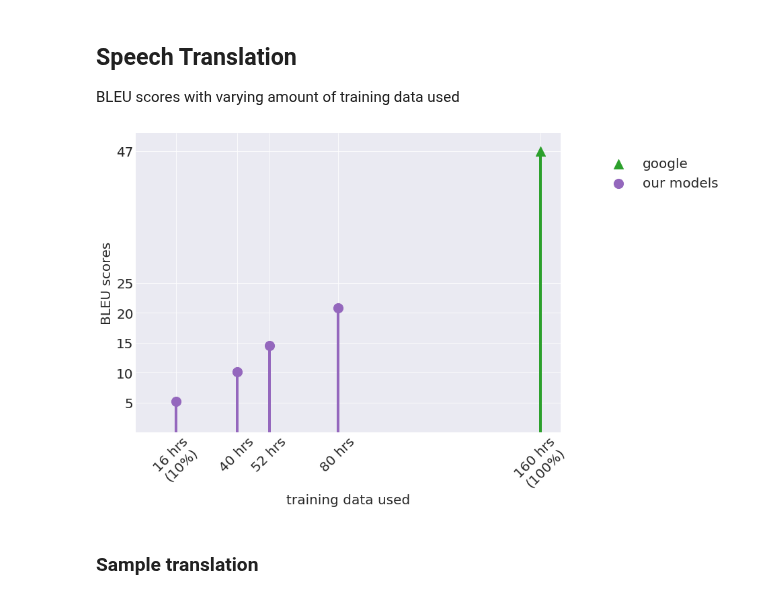
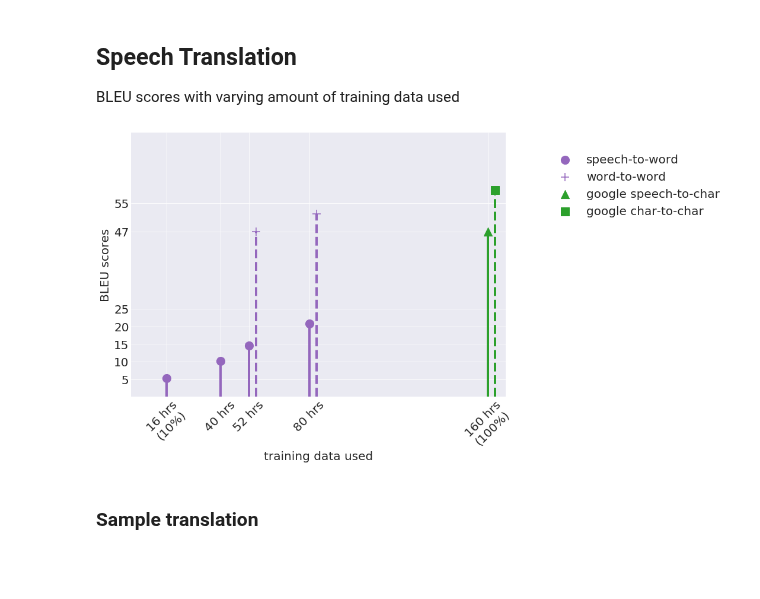
Before and after one commit to 0xSameer/speech2text, a Jupyter notebook: results.ipynb, the cells around one changed output. Saved outputs shown, nothing was run; the diff lists cells and outputs as text; code cells hidden in the pictures; blank space fills up the shorter version.

```diff
--- a/results.ipynb
+++ b/results.ipynb
@@ -41,50 +41,68 @@ sns.set_style("darkgrid")
 bar_y = np.array([5.26, 10.22, 14.5, 20.82])
 bar_x = np.array([10, 25, 33, 50])
 x_scale = np.array([10, 25, 33, 50, 100])
+
+word2word_x = [35, 52]
+word2word_y = [47, 52]
+
+google_char2char_x = [102]
+google_char2char_y = [58.7]
+
 # x_labels = ["{0:d} hrs\n({1:d}%)".format(int(160 * (i/100)), i) for i in x_scale]
 # x_labels = ["{0:d} hrs".format(int(160 * (i/100))) for i in x_scale]
 x_labels = ['16 hrs\n(10%)', '40 hrs', '52 hrs', '80 hrs', '160 hrs\n(100%)']
 
 bar_colors = [tableau20[0]]*6
 
-ax.scatter(x=[100], y=[47], s=200, marker='^' , label="google", c=tableau20[4])
-# ax.scatter(x=[100], y=[27], s=200, marker='+' , label="previous best", c=tableau20[0])
+ax.scatter(x=bar_x, y=bar_y, s=200, marker='o' , label="speech-to-word", c=tableau20[8])
 
-ax.scatter(x=bar_x, y=bar_y, s=200, marker='o' , label="our models", c=tableau20[8])
+# word-to-word level
+ax.scatter(x=word2word_x, y=word2word_y, s=200, marker='+' , label="word-to-word", c=tableau20[8])
+
+# google
+ax.scatter(x=[100], y=[47], s=200, marker='^' , label="google speech-to-char", c=tableau20[4])
+ax.scatter(x=google_char2char_x, y=google_char2char_y, s=200, marker='s' , label="google char-to-char", c=tableau20[4])
 
 # -------------------------------------------------------------
 # # old code
 # ax = sns.regplot(x=bar_x, y=bar_y, ax=ax,
 #                  scatter_kws={"alpha":1.0, 's':200},
 #                  line_kws={"linestyle":"--"},
 #                  color=tableau20[8], fit_reg=False,
 #                 label="our models")
 # -------------------------------------------------------------
 
 markerline, stemlines, baseline = ax.stem(bar_x, bar_y, linefmt='-', markerfmt=' ', basefmt=' ')
 plt.setp(stemlines, 'color', tableau20[8], 'linewidth', 4)
 
+markerline, stemlines, baseline = ax.stem(word2word_x, word2word_y, linefmt='--', markerfmt=' ', basefmt=' ')
+plt.setp(stemlines, 'color', tableau20[8], 'linewidth', 4)
+
 markerline, stemlines, baseline = ax.stem([100], [47], linefmt='-', markerfmt=' ', basefmt=' ')
 plt.setp(stemlines, 'color', tableau20[4], 'linewidth', 4)
 
+markerline, stemlines, baseline = ax.stem(google_char2char_x, google_char2char_y, linefmt='--', markerfmt=' ', basefmt=' ')
+plt.setp(stemlines, 'color', tableau20[4], 'linewidth', 4)
+
+
 plt.xticks(x_scale, x_labels, rotation=45, fontsize=16)
-plt.yticks(list(range(5,30,5))+[47], rotation=0, fontsize=20)
+plt.yticks(list(range(5,30,5))+[47, 55], rotation=0, fontsize=20)
 ax.set_xlabel('training data used', size=20)
 ax.set_ylabel('BLEU scores', size=20)
 for i in ax.get_xticklabels()+ax.get_yticklabels():
     i.set_fontsize(20)
 
-plt.legend(bbox_to_anchor=(1.4, 0.96), framealpha=0, fontsize=20)
-plt.ylim(0,50)
+plt.legend(bbox_to_anchor=(1.6, 0.96), framealpha=0, fontsize=20)
+plt.ylim(0,75)
 plt.xlim(0,105)
 
 sns.despine(left=True, bottom=True)
 
 fig.tight_layout()
 
 fig.savefig(filename="bleu_scores.pdf", dpi=300)
 # %% [output]
-[figure, old version]
+[figure, new version]
 # %% [markdown]
 ### Sample translation
 # %%
```
Also changed, not shown: parts of 4 cells of this notebook, 3 other files.
